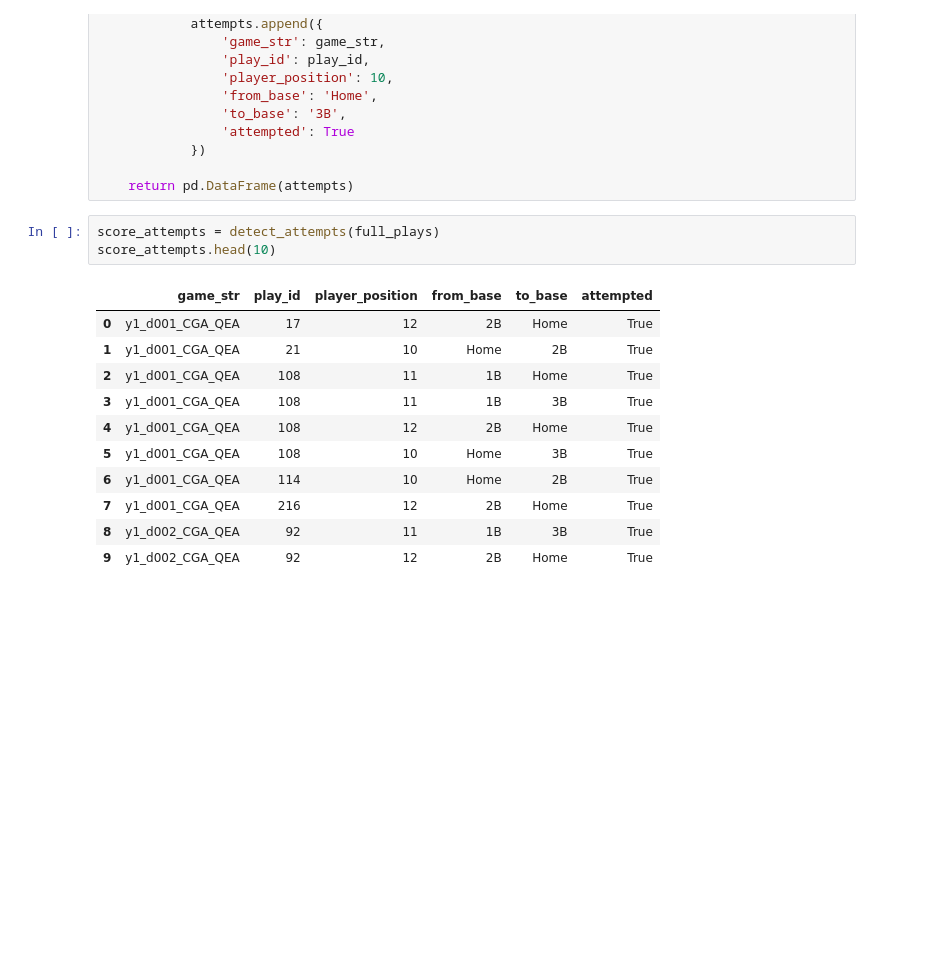
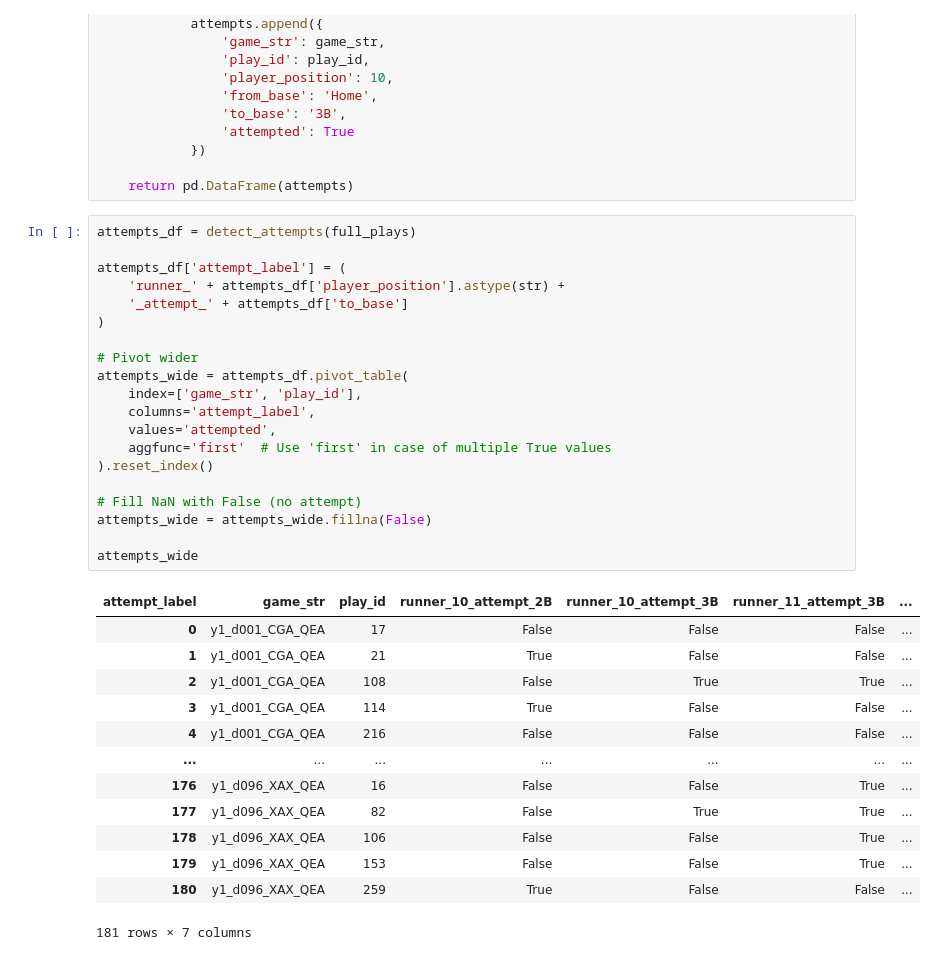
Before and after one commit to alexfrederick1/The-Man-in-the-Middle, a Jupyter notebook: startercode-py.ipynb, the cells around one changed output. Drawn from its saved outputs; the diff is of its cells as text; blank space fills up the shorter version.

Commit message:
df with relevant plays that checks runner attempts for probability model

```diff
--- a/startercode-py.ipynb
+++ b/startercode-py.ipynb
@@ -379,20 +379,39 @@ def detect_attempts(df):
 
     return pd.DataFrame(attempts)
 # %%
-score_attempts = detect_attempts(full_plays)
-score_attempts.head(10)
+attempts_df = detect_attempts(full_plays)
+
+attempts_df['attempt_label'] = (
+    'runner_' + attempts_df['player_position'].astype(str) +
+    '_attempt_' + attempts_df['to_base']
+)
+
+# Pivot wider
+attempts_wide = attempts_df.pivot_table(
+    index=['game_str', 'play_id'],
+    columns='attempt_label',
+    values='attempted',
+    aggfunc='first'  # Use 'first' in case of multiple True values
+).reset_index()
+
+# Fill NaN with False (no attempt)
+attempts_wide = attempts_wide.fillna(False)
+
+attempts_wide
 # %% [output]
-|  | game_str | play_id | player_position | from_base | to_base | attempted |
-| 0 | y1_d001_CGA_QEA | 17 | 12 | 2B | Home | True |
-| 1 | y1_d001_CGA_QEA | 21 | 10 | Home | 2B | True |
-| 2 | y1_d001_CGA_QEA | 108 | 11 | 1B | Home | True |
-| 3 | y1_d001_CGA_QEA | 108 | 11 | 1B | 3B | True |
-| 4 | y1_d001_CGA_QEA | 108 | 12 | 2B | Home | True |
-| 5 | y1_d001_CGA_QEA | 108 | 10 | Home | 3B | True |
-| 6 | y1_d001_CGA_QEA | 114 | 10 | Home | 2B | True |
-| 7 | y1_d001_CGA_QEA | 216 | 12 | 2B | Home | True |
-| 8 | y1_d002_CGA_QEA | 92 | 11 | 1B | 3B | True |
-| 9 | y1_d002_CGA_QEA | 92 | 12 | 2B | Home | True |
+| attempt_label | game_str | play_id | runner_10_attempt_2B | runner_10_attempt_3B | runner_11_attempt_3B | ... |
+| 0 | y1_d001_CGA_QEA | 17 | False | False | False | ... |
+| 1 | y1_d001_CGA_QEA | 21 | True | False | False | ... |
+| 2 | y1_d001_CGA_QEA | 108 | False | True | True | ... |
+| 3 | y1_d001_CGA_QEA | 114 | True | False | False | ... |
+| 4 | y1_d001_CGA_QEA | 216 | False | False | False | ... |
+| ... | ... | ... | ... | ... | ... | ... |
+| 176 | y1_d096_XAX_QEA | 16 | False | False | True | ... |
+| 177 | y1_d096_XAX_QEA | 82 | False | True | True | ... |
+| 178 | y1_d096_XAX_QEA | 106 | False | False | True | ... |
+| 179 | y1_d096_XAX_QEA | 153 | False | False | True | ... |
+| 180 | y1_d096_XAX_QEA | 259 | True | False | False | ... |
+181 rows × 7 columns
 # %%
 # Merge score_attemps with full_plays on game_str, play_id, and player_position
 full_plays_att = full_plays.merge(
```
Also changed, not shown: parts of 1 cell of this notebook.
